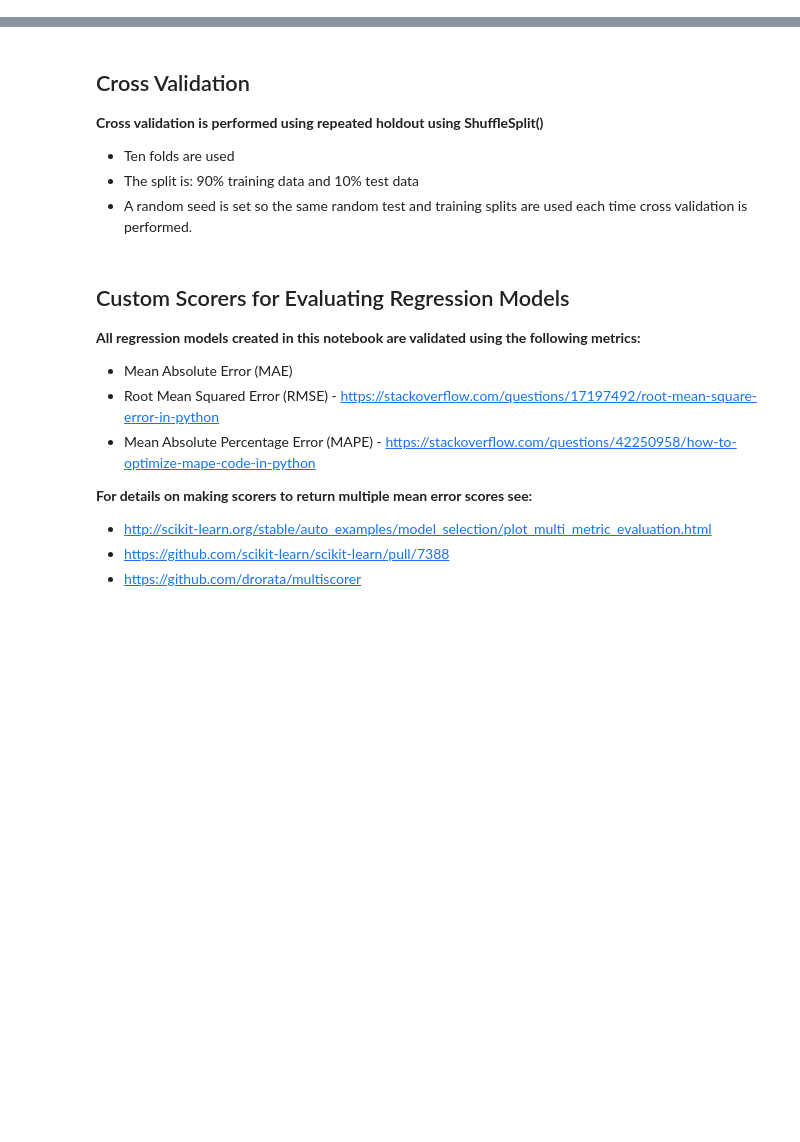
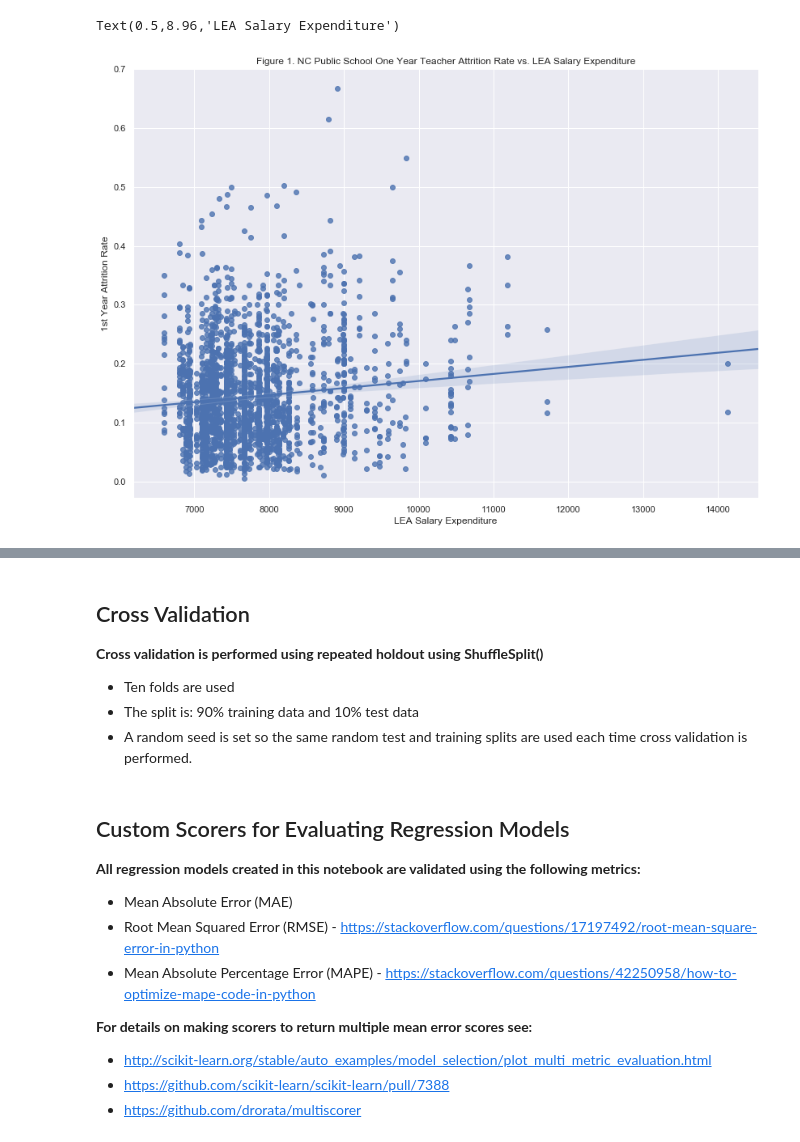
Before and after one commit to wtubin/TeacherRetentionofNC, a Jupyter notebook: 2017/Models/2017TeacherAttritionRatePredict.ipynb, the cells around one changed output, grey strips where cells are left out. Saved outputs shown, nothing was run; the diff lists cells and outputs as text; code cells hidden in the pictures; blank space fills up the shorter version.

```diff
--- a/2017/Models/2017TeacherAttritionRatePredict.ipynb
+++ b/2017/Models/2017TeacherAttritionRatePredict.ipynb
@@ -72,0 +116,13 @@ sns.lmplot(x="_1yr_tchr_trnovr_pct", y="Violent Rate", data=schData, x_estimator
+# %%
+
+sns.lmplot(x="lea_salary", y="_1yr_tchr_trnovr_pct", data=schData,height=8.27, aspect=11.7/8.27)
+sns.despine()
+
+plt.title("Figure 1. NC Public School One Year Teacher Attrition Rate vs. LEA Salary Expenditure")
+plt.ylabel('1st Year Attrition Rate')
+plt.xlabel('LEA Salary Expenditure')
+
+# plt.show()
+# %% [output]
+Text(0.5,8.96,'LEA Salary Expenditure')
+[figure, added]
```
Also changed, not shown: parts of 36 cells of this notebook, 45 other files.
